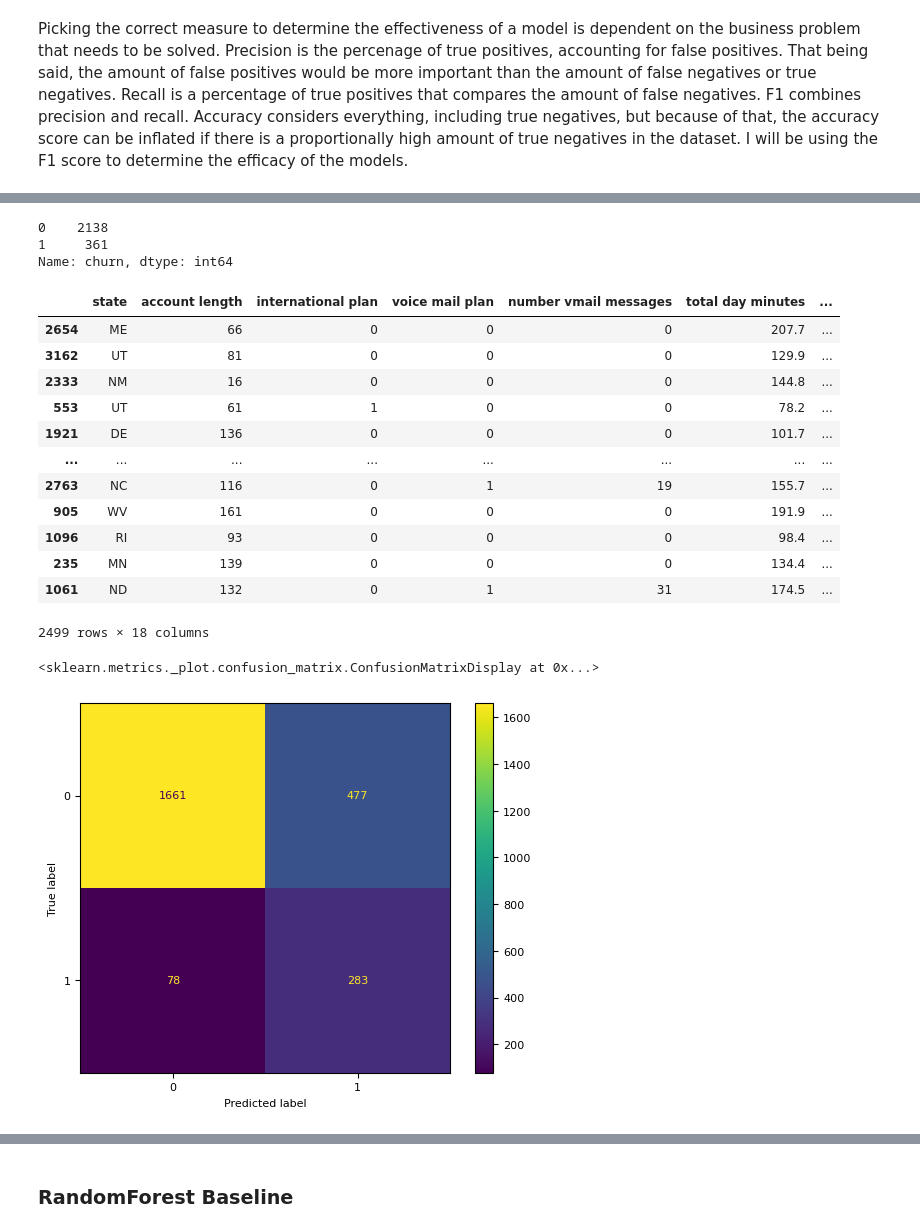
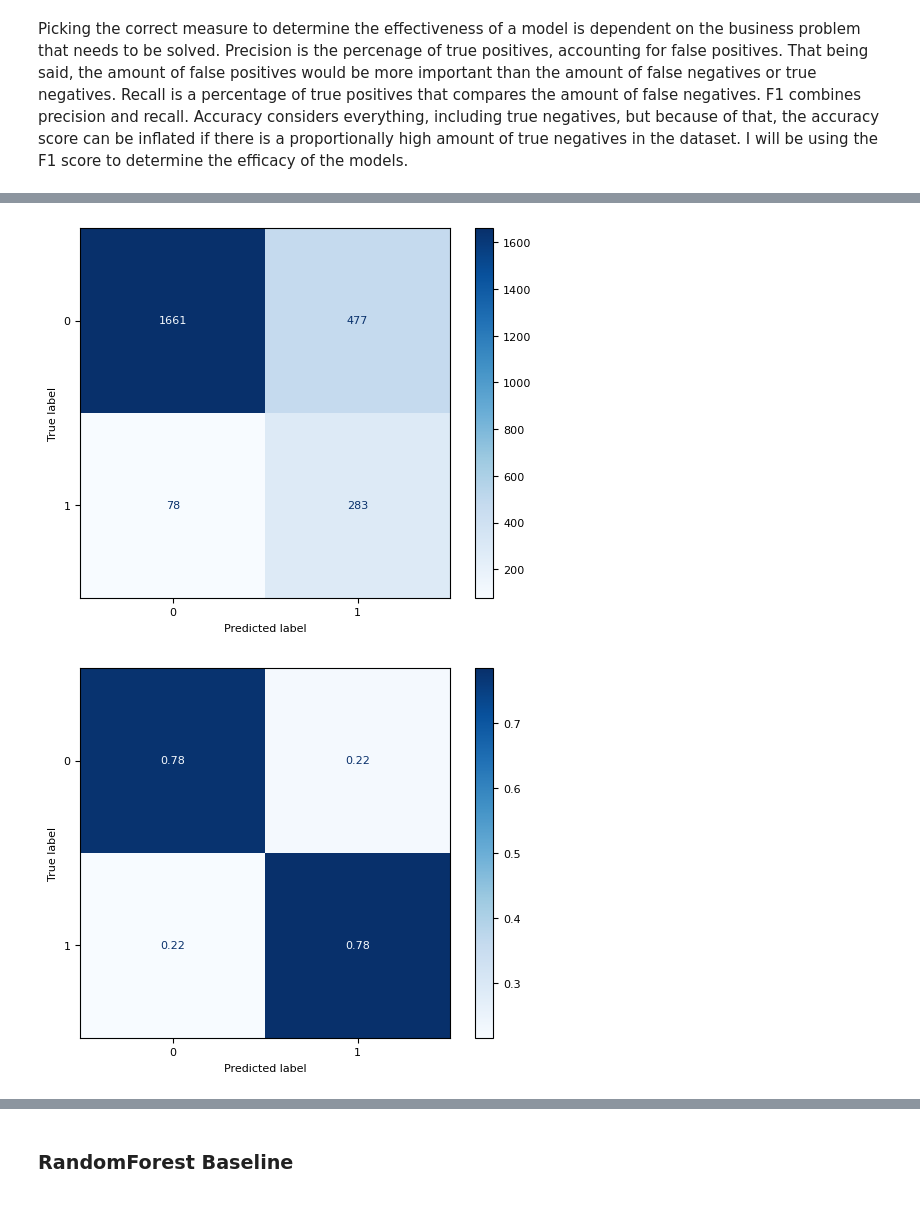
Before and after one commit to deannagould/phase3_customerchurn, a Jupyter notebook: model_notebook.ipynb, the cells around one changed output, grey strips where cells are left out. Cells and saved outputs as stored; diff of their text form; code cells hidden in the pictures.

```diff
--- a/model_notebook.ipynb
+++ b/model_notebook.ipynb
@@ -494,29 +475,7 @@ Name: churn, Length: 2499, dtype: int64
-# %%
-y_train.value_counts()
-# %% [output]
-0    2138
-1     361
-Name: churn, dtype: int64
-# %%
-X_train
-# %% [output]
-|  | state | account length | international plan | voice mail plan | number vmail messages | total day minutes | ... |
-| 2654 | ME | 66 | 0 | 0 | 0 | 207.7 | ... |
-| 3162 | UT | 81 | 0 | 0 | 0 | 129.9 | ... |
-| 2333 | NM | 16 | 0 | 0 | 0 | 144.8 | ... |
-| 553 | UT | 61 | 1 | 0 | 0 | 78.2 | ... |
-| 1921 | DE | 136 | 0 | 0 | 0 | 101.7 | ... |
-| ... | ... | ... | ... | ... | ... | ... | ... |
-| 2763 | NC | 116 | 0 | 1 | 19 | 155.7 | ... |
-| 905 | WV | 161 | 0 | 0 | 0 | 191.9 | ... |
-| 1096 | RI | 93 | 0 | 0 | 0 | 98.4 | ... |
-| 235 | MN | 139 | 0 | 0 | 0 | 134.4 | ... |
-| 1061 | ND | 132 | 0 | 1 | 31 | 174.5 | ... |
-2499 rows × 18 columns
 # %%
 # Plotting the confusion matrix of the train set
 
-plot_confusion_matrix(lr_base, X_train, y_train)
+conf_matrix(lr_base, X_train, y_train);
 # %% [output]
-<sklearn.metrics._plot.confusion_matrix.ConfusionMatrixDisplay at 0x...>
-[figure, old version]
+[figure, new version]
+[figure, added]
```
Also changed, not shown: parts of 69 cells of this notebook, 1 other file.
